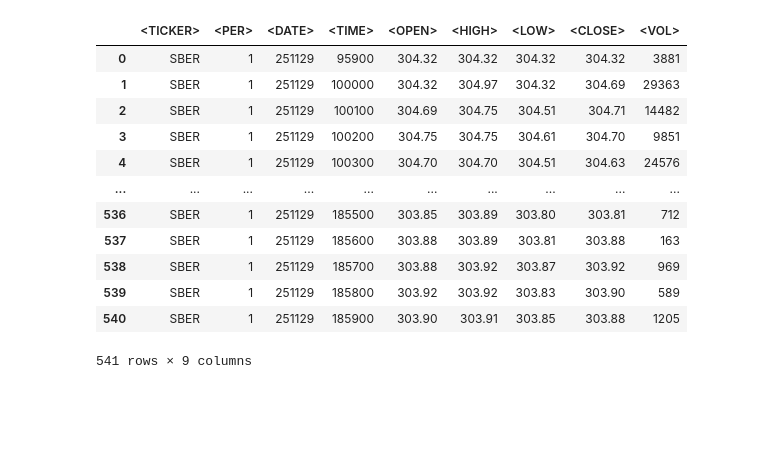
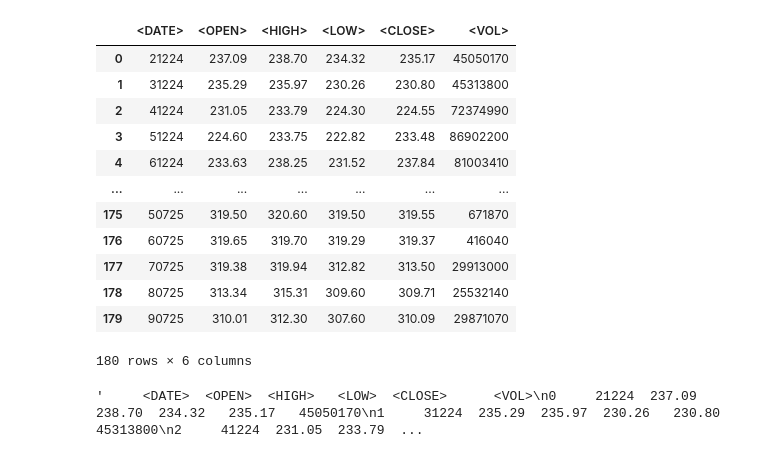
Before and after one commit to ladnodanil/ml1, a Jupyter notebook: mad_laba5.ipynb, the cells around one changed output. Drawn from its saved outputs; the diff is of its cells as text; code cells hidden in the pictures; blank space fills up the shorter version.

```diff
--- a/mad_laba5.ipynb
+++ b/mad_laba5.ipynb
@@ -1,23 +1,23 @@
 # %%
 import pandas as pd
 import seaborn as sns
 import matplotlib.pyplot as plt
 import numpy as np
 
-data = pd.read_csv('datasets\SBER_251129_251130 (1).csv', delimiter=';')
-data = data
+data = pd.read_csv('datasets\sber (1).csv', delimiter=';')
+data = data[:180]
 data
 # %% [output]
-|  | <TICKER> | <PER> | <DATE> | <TIME> | <OPEN> | <HIGH> | <LOW> | <CLOSE> | <VOL> |
-| 0 | SBER | 1 | 251129 | 95900 | 304.32 | 304.32 | 304.32 | 304.32 | 3881 |
-| 1 | SBER | 1 | 251129 | 100000 | 304.32 | 304.97 | 304.32 | 304.69 | 29363 |
-| 2 | SBER | 1 | 251129 | 100100 | 304.69 | 304.75 | 304.51 | 304.71 | 14482 |
-| 3 | SBER | 1 | 251129 | 100200 | 304.75 | 304.75 | 304.61 | 304.70 | 9851 |
-| 4 | SBER | 1 | 251129 | 100300 | 304.70 | 304.70 | 304.51 | 304.63 | 24576 |
-| ... | ... | ... | ... | ... | ... | ... | ... | ... | ... |
-| 536 | SBER | 1 | 251129 | 185500 | 303.85 | 303.89 | 303.80 | 303.81 | 712 |
-| 537 | SBER | 1 | 251129 | 185600 | 303.88 | 303.89 | 303.81 | 303.88 | 163 |
-| 538 | SBER | 1 | 251129 | 185700 | 303.88 | 303.92 | 303.87 | 303.92 | 969 |
-| 539 | SBER | 1 | 251129 | 185800 | 303.92 | 303.92 | 303.83 | 303.90 | 589 |
-| 540 | SBER | 1 | 251129 | 185900 | 303.90 | 303.91 | 303.85 | 303.88 | 1205 |
+|  | <DATE> | <OPEN> | <HIGH> | <LOW> | <CLOSE> | <VOL> |
+| 0 | 21224 | 237.09 | 238.70 | 234.32 | 235.17 | 45050170 |
+| 1 | 31224 | 235.29 | 235.97 | 230.26 | 230.80 | 45313800 |
+| 2 | 41224 | 231.05 | 233.79 | 224.30 | 224.55 | 72374990 |
+| 3 | 51224 | 224.60 | 233.75 | 222.82 | 233.48 | 86902200 |
+| 4 | 61224 | 233.63 | 238.25 | 231.52 | 237.84 | 81003410 |
+| ... | ... | ... | ... | ... | ... | ... |
+| 175 | 50725 | 319.50 | 320.60 | 319.50 | 319.55 | 671870 |
+| 176 | 60725 | 319.65 | 319.70 | 319.29 | 319.37 | 416040 |
+| 177 | 70725 | 319.38 | 319.94 | 312.82 | 313.50 | 29913000 |
+| 178 | 80725 | 313.34 | 315.31 | 309.60 | 309.71 | 25532140 |
+| 179 | 90725 | 310.01 | 312.30 | 307.60 | 310.09 | 29871070 |
-541 rows × 9 columns
+180 rows × 6 columns
@@ -25,0 +24,4 @@ data.drop(columns=['<TICKER>', '<PER>', '<DATE>'], inplace=True)
+# %%
+data.to_string()
+# %% [output]
+'     <DATE>  <OPEN>  <HIGH>   <LOW>  <CLOSE>      <VOL>\n0     21224  237.09  238.70  234.32   235.17   45050170\n1     31224  235.29  235.97  230.26   230.80   45313800\n2     41224  231.05  233.79  ...
```
Also changed, not shown: parts of 11 cells of this notebook.
